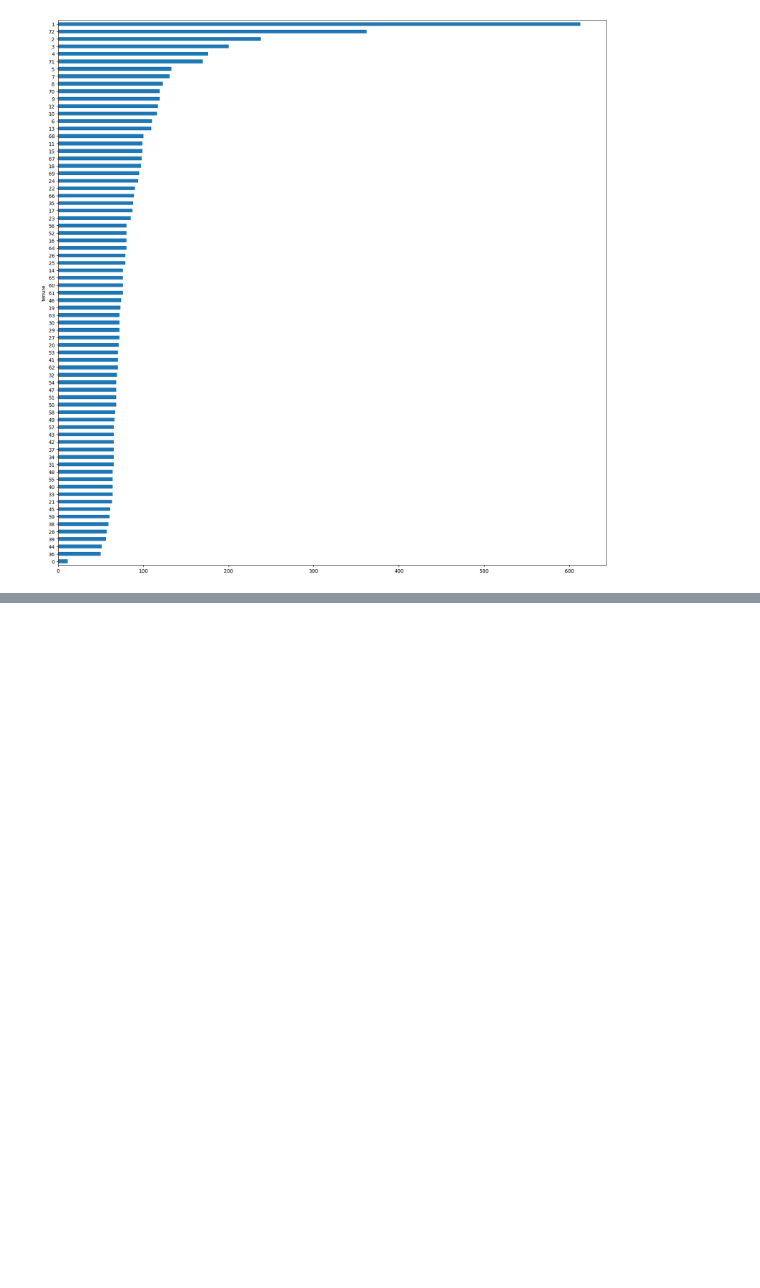
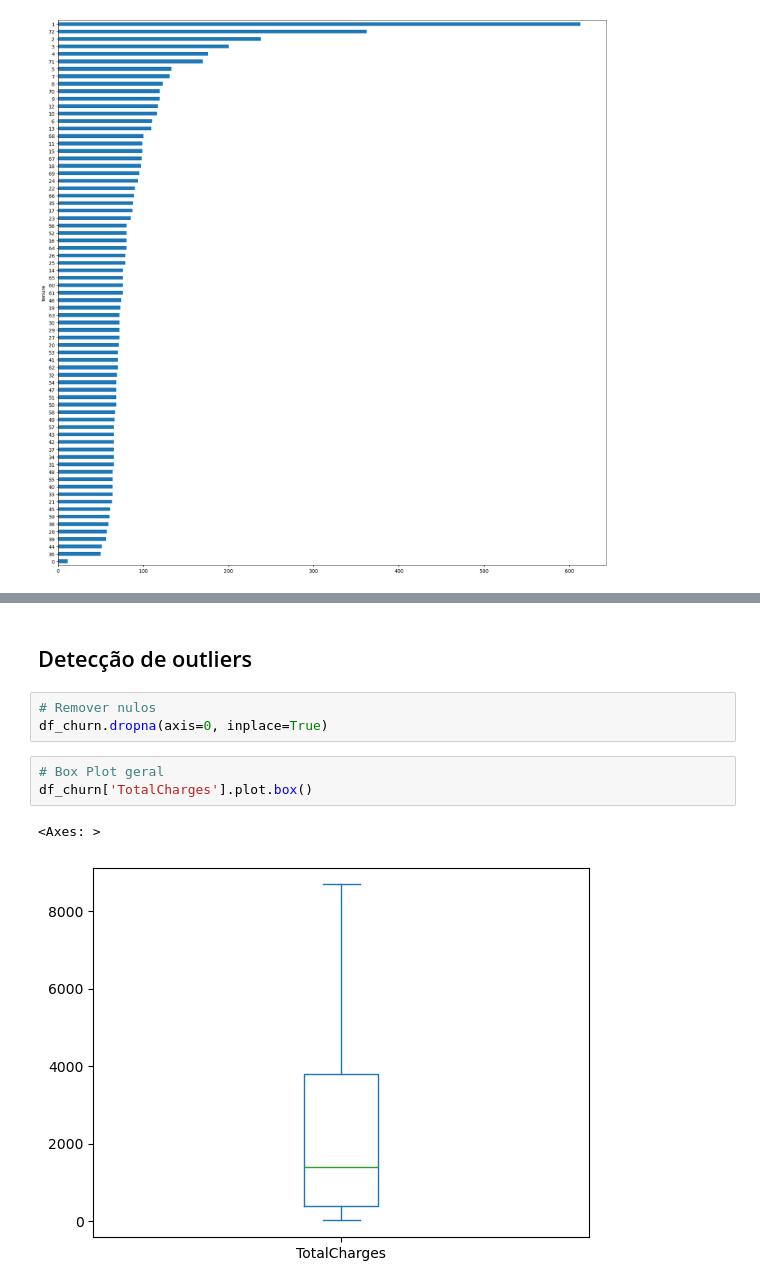
Before and after one commit to brunoramux/pandas, a Jupyter notebook: EDA.ipynb, the cells around one changed output, grey strips where cells are left out. Cells and saved outputs as stored; diff of their text form; blank space fills up the shorter version.

```diff
--- a/EDA.ipynb
+++ b/EDA.ipynb
@@ -731,0 +840,11 @@ df_churn.groupby(['tenure'])['tenure'].count().sort_values().plot.barh(figsize =
+# %% [markdown]
+## Detecção de outliers
+# %%
+# Remover nulos
+df_churn.dropna(axis=0, inplace=True)
+# %%
+# Box Plot geral
+df_churn['TotalCharges'].plot.box()
+# %% [output]
+<Axes: >
+[figure, added]
```
Also changed, not shown: parts of 44 cells of this notebook.
